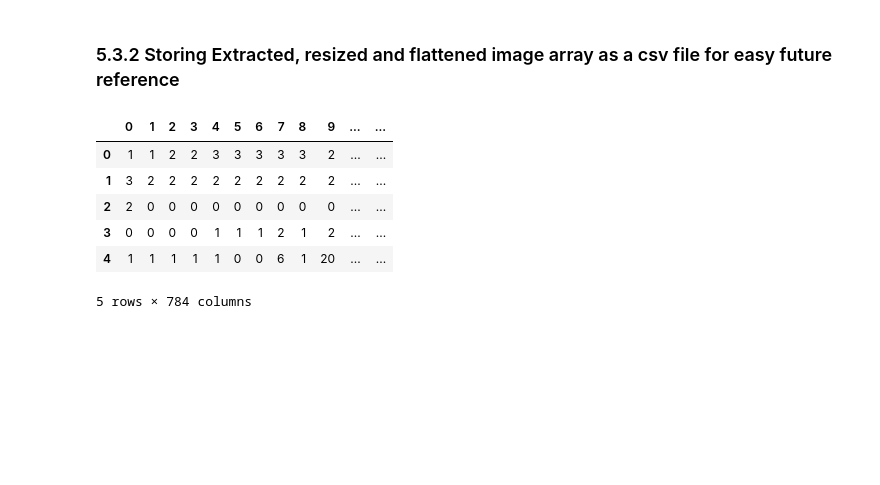
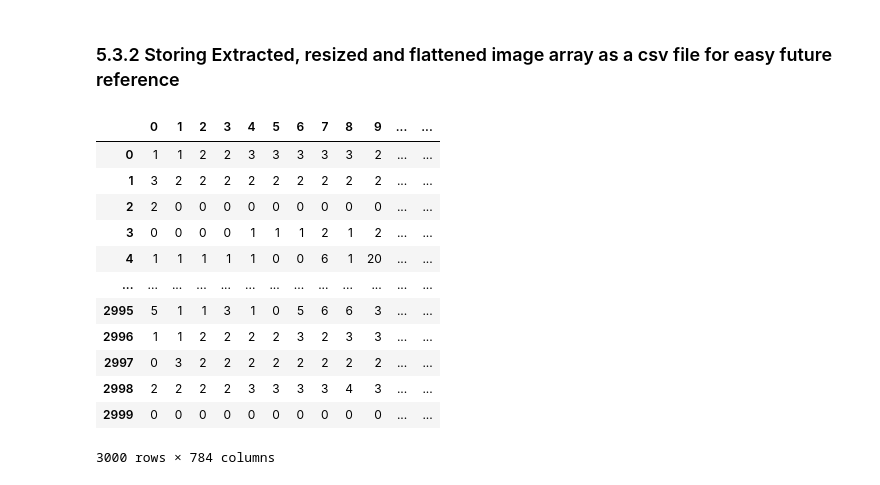
Before and after one commit to Trinity-Actual/AMLS_21-22_SN17081058, a Jupyter notebook: Data-Preprocessing.ipynb, the cells around one changed output. Drawn from its saved outputs; the diff is of its cells as text; code cells hidden in the pictures; blank space fills up the shorter version.

```diff
--- a/Data-Preprocessing.ipynb
+++ b/Data-Preprocessing.ipynb
@@ -424,18 +423,24 @@ print(image_pca_400.shape)
 ### 5.3.2 Storing Extracted, resized and flattened image array as a csv file for easy future reference
 # %%
 #Converts the extracted and flattened image array dataset into a Dataframe for storage
-#Saves it as a csv file in the dataset folder for future reference by the other notebooks
+#Saves it as a .pkl file in the dataset folder for future reference by the other notebooks
 Image_DF_Flat = pd.DataFrame(Images_flattened)
-Image_DF_Flat.to_csv('./dataset/Image_DF_Flat.csv')
-Image_DF_Flat.head()
+Image_DF_Flat.to_pickle('./dataset/Image_DF_Flat.pkl')
+Image_DF_Flat
 # %% [output]
 |  | 0 | 1 | 2 | 3 | 4 | 5 | 6 | 7 | 8 | 9 | ... | ... |
 | 0 | 1 | 1 | 2 | 2 | 3 | 3 | 3 | 3 | 3 | 2 | ... | ... |
 | 1 | 3 | 2 | 2 | 2 | 2 | 2 | 2 | 2 | 2 | 2 | ... | ... |
 | 2 | 2 | 0 | 0 | 0 | 0 | 0 | 0 | 0 | 0 | 0 | ... | ... |
 | 3 | 0 | 0 | 0 | 0 | 1 | 1 | 1 | 2 | 1 | 2 | ... | ... |
 | 4 | 1 | 1 | 1 | 1 | 1 | 0 | 0 | 6 | 1 | 20 | ... | ... |
+| ... | ... | ... | ... | ... | ... | ... | ... | ... | ... | ... | ... | ... |
+| 2995 | 5 | 1 | 1 | 3 | 1 | 0 | 5 | 6 | 6 | 3 | ... | ... |
+| 2996 | 1 | 1 | 2 | 2 | 2 | 2 | 3 | 2 | 3 | 3 | ... | ... |
+| 2997 | 0 | 3 | 2 | 2 | 2 | 2 | 2 | 2 | 2 | 2 | ... | ... |
+| 2998 | 2 | 2 | 2 | 2 | 3 | 3 | 3 | 3 | 4 | 3 | ... | ... |
+| 2999 | 0 | 0 | 0 | 0 | 0 | 0 | 0 | 0 | 0 | 0 | ... | ... |
-5 rows × 784 columns
+3000 rows × 784 columns
 # %%
 #We can do PCA for the images but must be done separately for binary and multiclass task as the data must be split first
 #This is because we must do PCA on the training data only (fit and transform it) and then only use the transform on the test data to prevent bias
```
Also changed, not shown: parts of 6 cells of this notebook, 3 other files.
